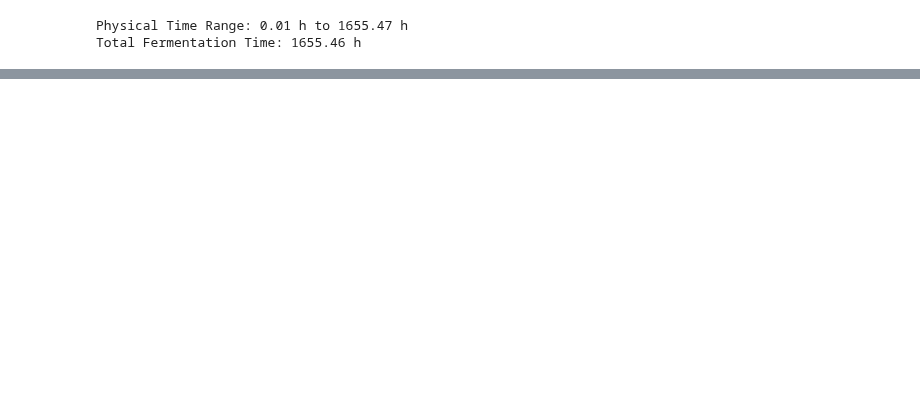
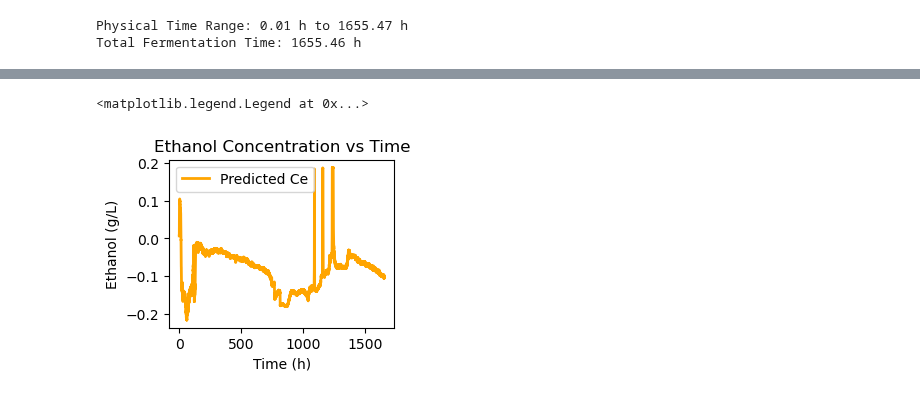
Before and after one commit to EmmanuelLwele/Physics-Informed-Beer-Fermentation-Modelling, a Jupyter notebook: Beer_Fermentation_PINN_with_DO_pH.ipynb, the cells around one changed output, grey strips where cells are left out. Drawn from its saved outputs; the diff is of its cells as text; code cells hidden in the pictures; blank space fills up the shorter version.

```diff
--- a/Beer_Fermentation_PINN_with_DO_pH.ipynb
+++ b/Beer_Fermentation_PINN_with_DO_pH.ipynb
@@ -541,0 +525,11 @@ def loss_fn():
+# %%
+# Ethanol (Ce)
+plt.subplot(2, 2, 2)
+plt.plot(t_phys, Ce_pred_np, '-', label='Predicted Ce', color='orange', linewidth=2)
+plt.xlabel("Time (h)")
+plt.ylabel("Ethanol (g/L)")
+plt.title("Ethanol Concentration vs Time")
+plt.legend()
+# %% [output]
+<matplotlib.legend.Legend at 0x...>
+[figure, added]
```
Also changed, not shown: parts of 29 cells of this notebook, 1 other file.
